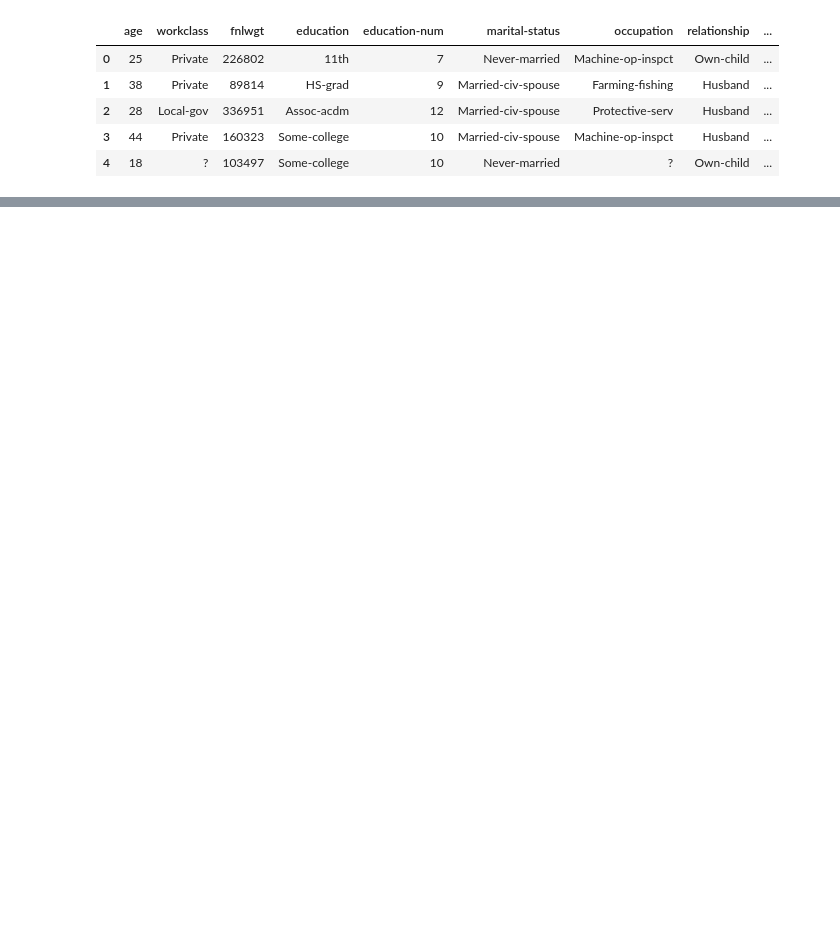
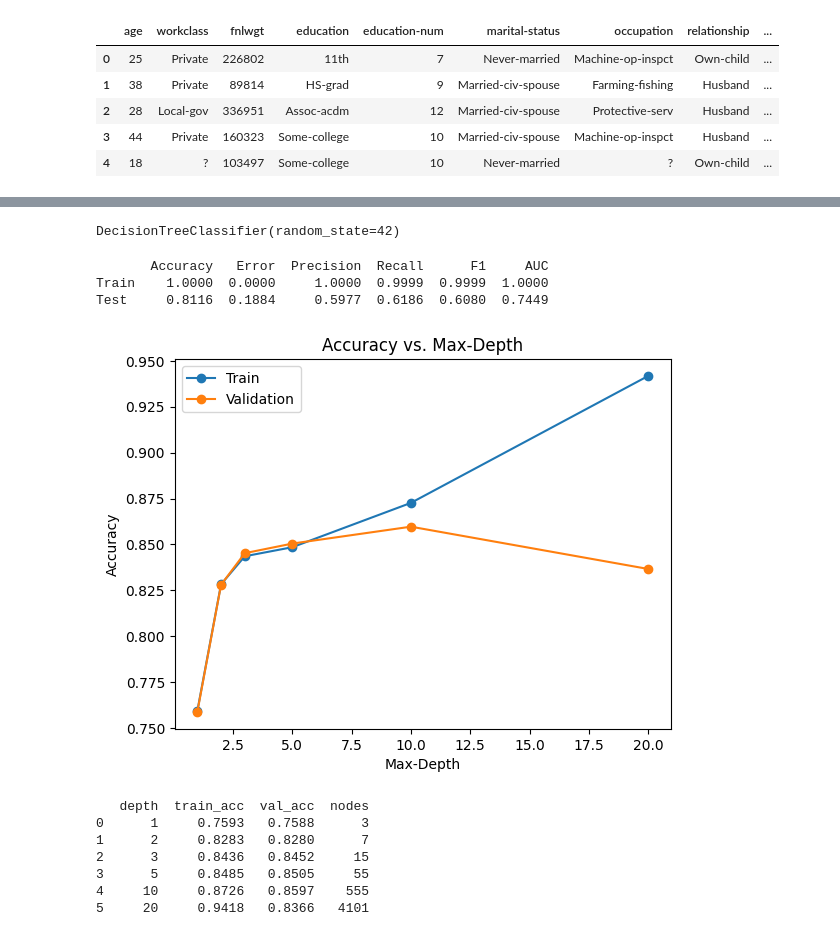
Before and after one commit to abby-stevenson/GradeOptimiser, a Jupyter notebook: homework4/ml_hw4.ipynb, the cells around one changed output, grey strips where cells are left out. Drawn from its saved outputs; the diff is of its cells as text; code cells hidden in the pictures; blank space fills up the shorter version.

```diff
--- a/homework4/ml_hw4.ipynb
+++ b/homework4/ml_hw4.ipynb
@@ -30,0 +93,7 @@ test.head(5)
+# %%
+"""QUESTION 1B"""
+
+clf_gini = DecisionTreeClassifier(criterion="gini", random_state=42)
+clf_gini.fit(X_train, y_train)
+# %% [output]
+DecisionTreeClassifier(random_state=42)
@@ -30,0 +106,66 @@ test.head(5)
+# %%
+train_metrics = evaluate(y_train, y_train_pred, y_train_prob)
+test_metrics = evaluate(y_test, y_test_pred, y_test_prob)
+
+df = pd.DataFrame([train_metrics, test_metrics], index=["Train", "Test"]).astype(float).round(4)
+print(df)
+# %% [output]
+       Accuracy   Error  Precision  Recall      F1     AUC
+Train    1.0000  0.0000     1.0000  0.9999  0.9999  1.0000
+Test     0.8116  0.1884     0.5977  0.6186  0.6080  0.7449
+# %%
+"""QUESTION 1C"""
+from sklearn.model_selection import train_test_split
+
+X_tr, X_val, y_tr, y_val = train_test_split(X_train, y_train, test_size=0.2, random_state=42)
+
+def get_results(model, X_tr, y_tr, X_val, y_val):
+    model.fit(X_tr, y_tr)
+
+    train_acc = accuracy_score(y_tr, model.predict(X_tr))
+    val_acc = accuracy_score(y_val, model.predict(X_val))
+    num_nodes = model.tree_.node_count
+
+    return train_acc, val_acc, num_nodes
+# %%
+"""MAX-DEPTH"""
+import matplotlib.pyplot as plt
+
+depths = [1, 2, 3, 5, 10, 20]
+
+train_accs = []
+val_accs = []
+nodes = []
+
+for d in depths:
+    clf = DecisionTreeClassifier(max_depth=d, random_state=42)
+    tr_acc, val_acc, n = get_results(clf, X_tr, y_tr, X_val, y_val)
+
+    train_accs.append(tr_acc)
+    val_accs.append(val_acc)
+    nodes.append(n)
+
+plt.plot(depths, train_accs, marker="o", label="Train")
+plt.plot(depths, val_accs, marker="o", label="Validation")
+
+plt.xlabel("Max-Depth")
+plt.ylabel("Accuracy")
+plt.title("Accuracy vs. Max-Depth")
+plt.legend()
+plt.show()
+
+df_depth = pd.DataFrame({
+    "depth": depths,
+    "train_acc": train_accs,
+    "val_acc": val_accs,
+    "nodes": nodes})
+print(df_depth.round(4))
+# %% [output]
+[figure, added]
+   depth  train_acc  val_acc  nodes
+0      1     0.7593   0.7588      3
+1      2     0.8283   0.8280      7
+2      3     0.8436   0.8452     15
+3      5     0.8485   0.8505     55
+4     10     0.8726   0.8597    555
+5     20     0.9418   0.8366   4101
```
Also changed, not shown: parts of 10 cells of this notebook.
